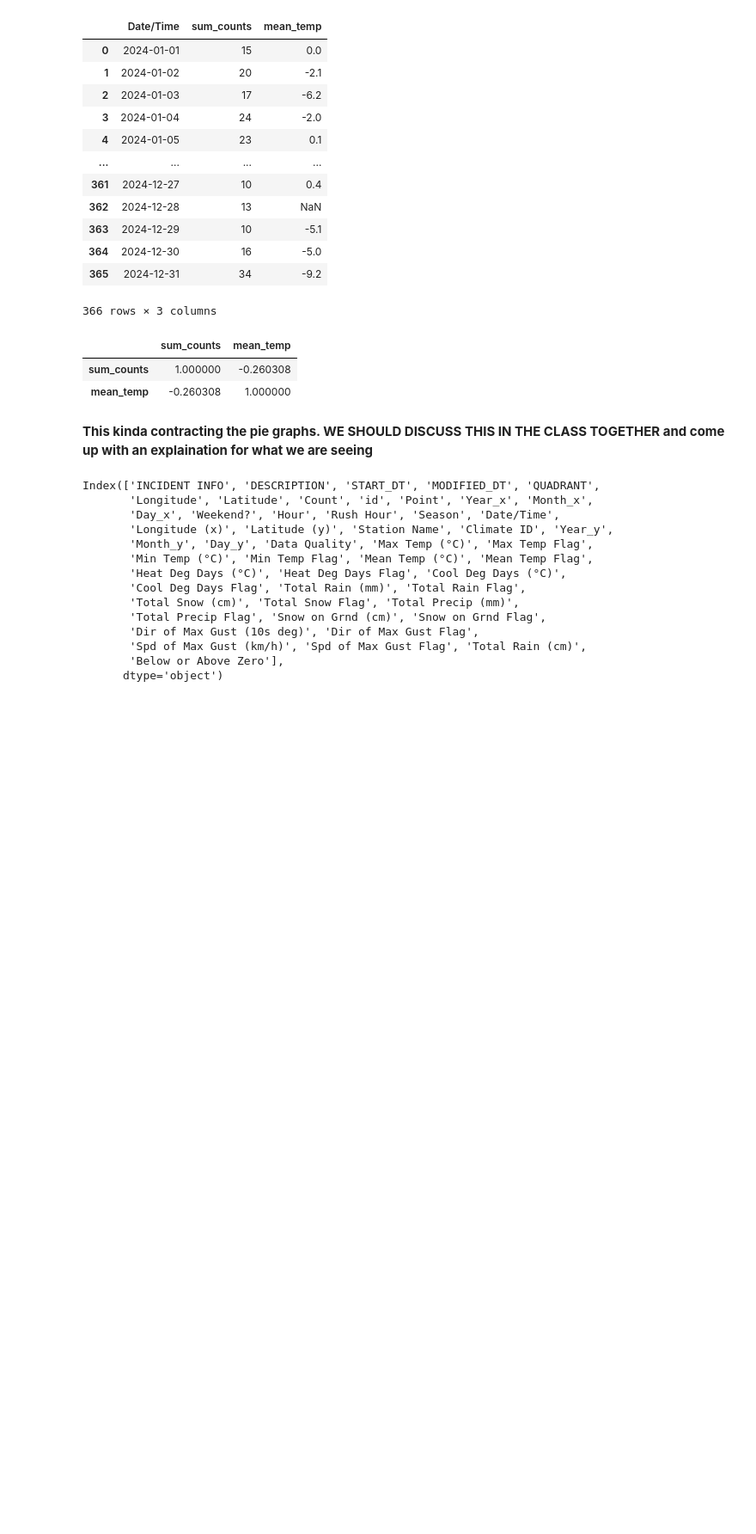
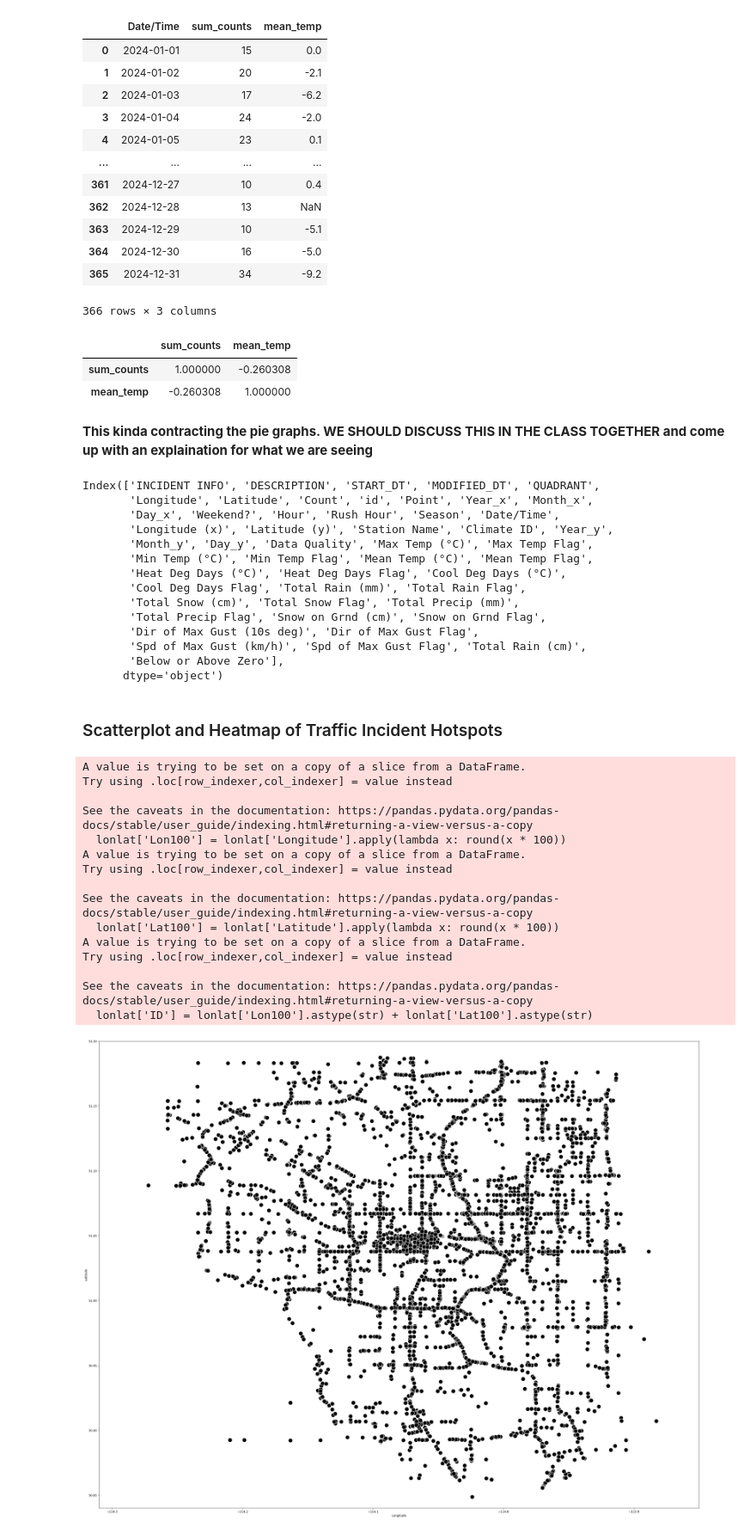
Before and after one commit to aliUofCafkhami/601-Project, a Jupyter notebook: Project 601.ipynb, the cells around one changed output. Shown at 86% size. Cells and saved outputs as stored; diff of their text form; code cells hidden in the pictures; blank space fills up the shorter version.

Commit message:
Added scatterplot and heatmap, as well as city map overlay image

```diff
--- a/Project 601.ipynb
+++ b/Project 601.ipynb
@@ -655,3 +655,56 @@ Index(['INCIDENT INFO', 'DESCRIPTION', 'START_DT', 'MODIFIED_DT', 'QUADRANT',
        'Spd of Max Gust (km/h)', 'Spd of Max Gust Flag', 'Total Rain (cm)',
        'Below or Above Zero'],
       dtype='object')
+# %% [markdown]
+### Scatterplot and Heatmap of Traffic Incident Hotspots
+# %%
+lonlat = df[['Longitude', 'Latitude']]
+lonlat['Lon100'] = lonlat['Longitude'].apply(lambda x: round(x * 100))
+lonlat['Lat100'] = lonlat['Latitude'].apply(lambda x: round(x * 100))
+lonlat['ID'] = lonlat['Lon100'].astype(str) + lonlat['Lat100'].astype(str)
+
+mult = 100
+mapxmin = -114.31
+mapxmax = -113.85
+mapymin = 50.84
+mapymax = 51.20
+xrange = pd.DataFrame(range(int(mapxmin*mult), int(mapxmax*mult)))
+yrange = pd.DataFrame(range(int(mapymin*mult), int(mapymax*mult)))
+
+xy = pd.merge(xrange, yrange, how='cross')
+xy.columns = ['x', 'y']
+xy['ID'] = xy['x'].astype(str) + xy['y'].astype(str)
+counts = lonlat.groupby('ID').agg(Count=('Longitude', 'count'))
+
+xy = pd.merge(xy, counts, on='ID', how='left')
+xy['Count'] = xy['Count'].fillna(0)
+xy['Count'] = pd.to_numeric(xy['Count'], downcast='integer')
+
+mapsize = 80
+plt.figure(figsize=((mapxmax-mapxmin)*mapsize, (mapymax-mapymin)*mapsize))
+sns.scatterplot(lonlat, x=lonlat['Longitude'], y=lonlat['Latitude'], s=200, color='black')
+plt.xlim(mapxmin, mapxmax)
+plt.ylim(mapymin, mapymax)
+plt.show()
+
+plt.figure(figsize=((mapxmax-mapxmin)*mapsize, (mapymax-mapymin)*mapsize))
+ax = sns.heatmap(xy.pivot(index='y', columns='x', values='Count'), cmap=sns.color_palette('Reds', 50) )
+ax.invert_yaxis()
+plt.show()
+# %% [output]
+A value is trying to be set on a copy of a slice from a DataFrame.
+Try using .loc[row_indexer,col_indexer] = value instead
+
+See the caveats in the documentation: https://pandas.pydata.org/pandas-docs/stable/user_guide/indexing.html#returning-a-view-versus-a-copy
+  lonlat['Lon100'] = lonlat['Longitude'].apply(lambda x: round(x * 100))
+A value is trying to be set on a copy of a slice from a DataFrame.
+Try using .loc[row_indexer,col_indexer] = value instead
+
+See the caveats in the documentation: https://pandas.pydata.org/pandas-docs/stable/user_guide/indexing.html#returning-a-view-versus-a-copy
+  lonlat['Lat100'] = lonlat['Latitude'].apply(lambda x: round(x * 100))
+A value is trying to be set on a copy of a slice from a DataFrame.
+Try using .loc[row_indexer,col_indexer] = value instead
+
+See the caveats in the documentation: https://pandas.pydata.org/pandas-docs/stable/user_guide/indexing.html#returning-a-view-versus-a-copy
+  lonlat['ID'] = lonlat['Lon100'].astype(str) + lonlat['Lat100'].astype(str)
+[figure, added]
```
Also changed, not shown: parts of 5 cells of this notebook, 8 other files.
